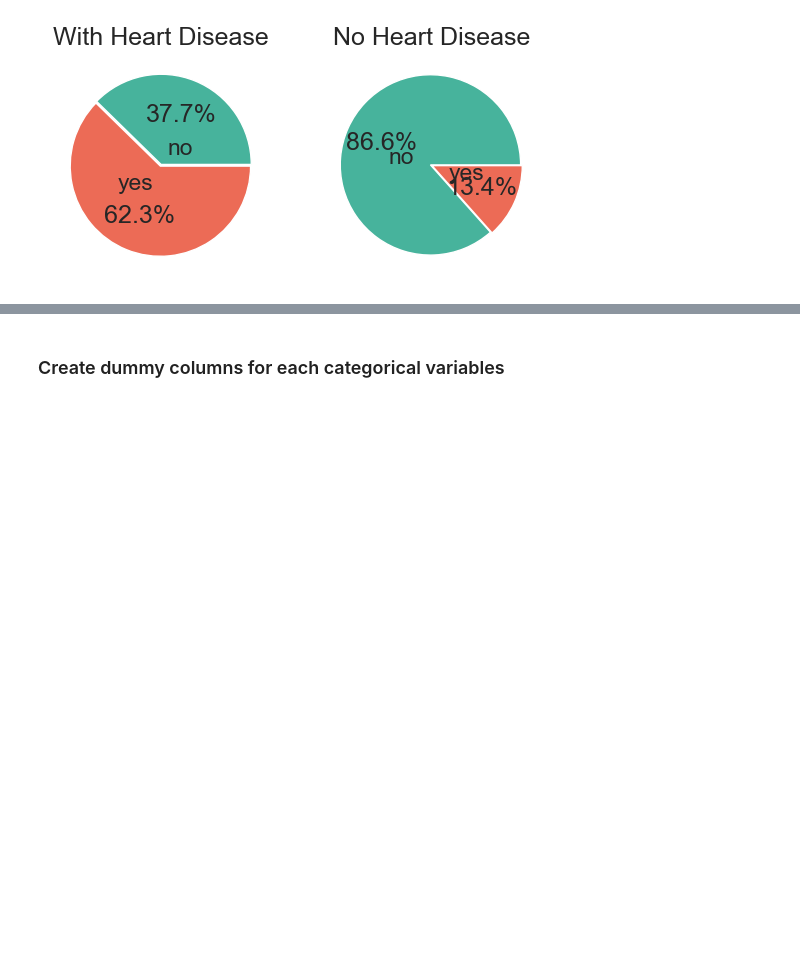
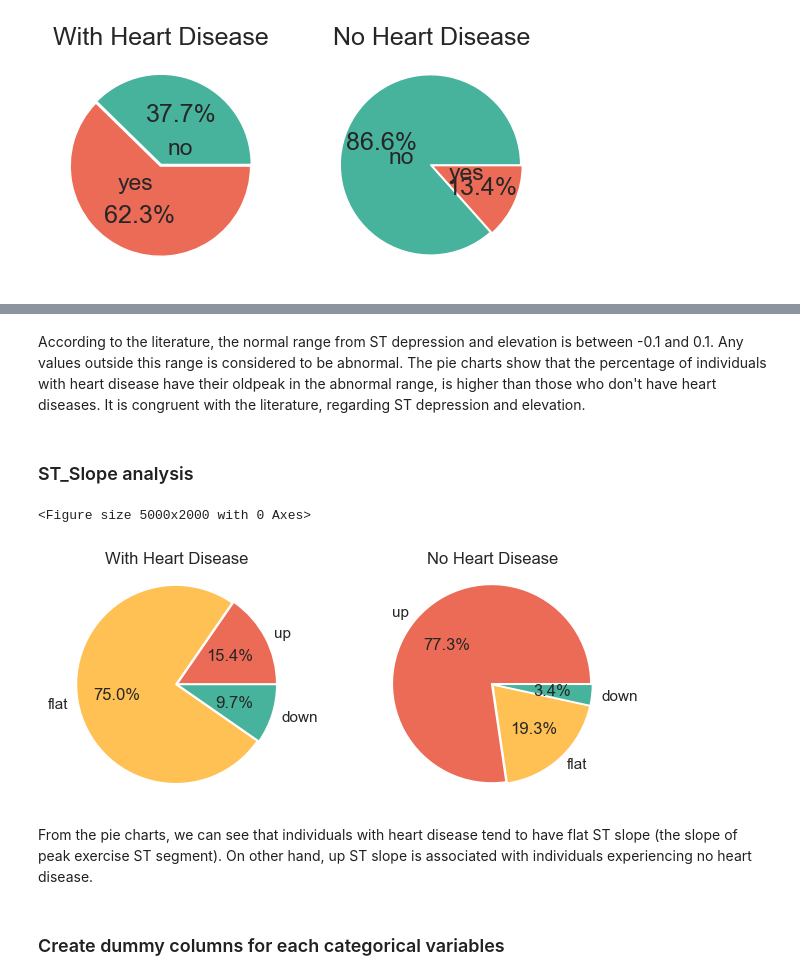
Before and after one commit to davednguyen/CPSC5305_Team_DataGeeks, a Jupyter notebook: HeartAttackPrediction.ipynb, the cells around one changed output, grey strips where cells are left out. Saved outputs shown, nothing was run; the diff lists cells and outputs as text; code cells hidden in the pictures; blank space fills up the shorter version.

```diff
--- a/HeartAttackPrediction.ipynb
+++ b/HeartAttackPrediction.ipynb
@@ -455,3 +484,32 @@ the pie charts clearly illustrate that individuals who experience exercise angin
+# %% [markdown]
+According to the literature, the normal range from ST depression and elevation is between -0.1 and 0.1. Any values outside this range is considered to be abnormal. The pie charts show that the percentage of individuals with heart disease have their oldpeak in the abnormal range, is higher than those who don't have heart diseases. It is congruent with the literature, regarding ST depression and elevation.
+# %% [markdown]
+### ST_Slope analysis
+# %%
+# Plot pie chart for ST slope vs. heart disease
+upD = df[(df.ST_Slope==0) & (df.HeartDisease==1)]
+flatD = df[(df.ST_Slope==1)&(df.HeartDisease==1)]
+downD = df[(df.ST_Slope==2)&(df.HeartDisease==1)]
+
+up = df[(df.ST_Slope==0) & (df.HeartDisease==0)]
+flat = df[(df.ST_Slope==1)&(df.HeartDisease==0)]
+down = df[(df.ST_Slope==2)&(df.HeartDisease==0)]
+
+colors = ['#EC6B56','#FFC154','#47B39C']
+plt.figure(figsize=(50,20))
+sns.set_context('notebook',font_scale = 1)
+fig, ax = plt.subplots(1,2, sharex='all', sharey='all')
+
+ax[0].pie([len(upD),len(flatD),len(downD)],labels=['up','flat','down'],colors=colors, explode= [0.01,0.01,0.01], autopct='%1.1f%%', radius = 1.1, pctdistance = 0.6, labeldistance=1.1,center=(0,0))
+ax[0].set_title('With Heart Disease', y=1, x=0.3)
+ax[1].pie([len(up),len(flat),len(down)],labels=['up','flat','down'],colors=colors, explode= [0.01,0.01,0.01], autopct='%1.1f%%', radius = 1.1, pctdistance = 0.6, labeldistance=1.1, center=(0.5,0))
+ax[1].set_title('No Heart Disease', y=1)
+plt.savefig('figures/STSlopeAnalysis.jpg')
+# %% [output]
+<Figure size 5000x2000 with 0 Axes>
+[figure, added]
+# %% [markdown]
+From the pie charts, we can see that individuals with heart disease tend to have flat ST slope (the slope of peak exercise ST segment). On other hand, up ST slope is associated with individuals experiencing no heart disease.
 # %% [markdown]
 ### Create dummy columns for each categorical variables
 # %%
```
Also changed, not shown: parts of 7 cells of this notebook, 2 other files.
